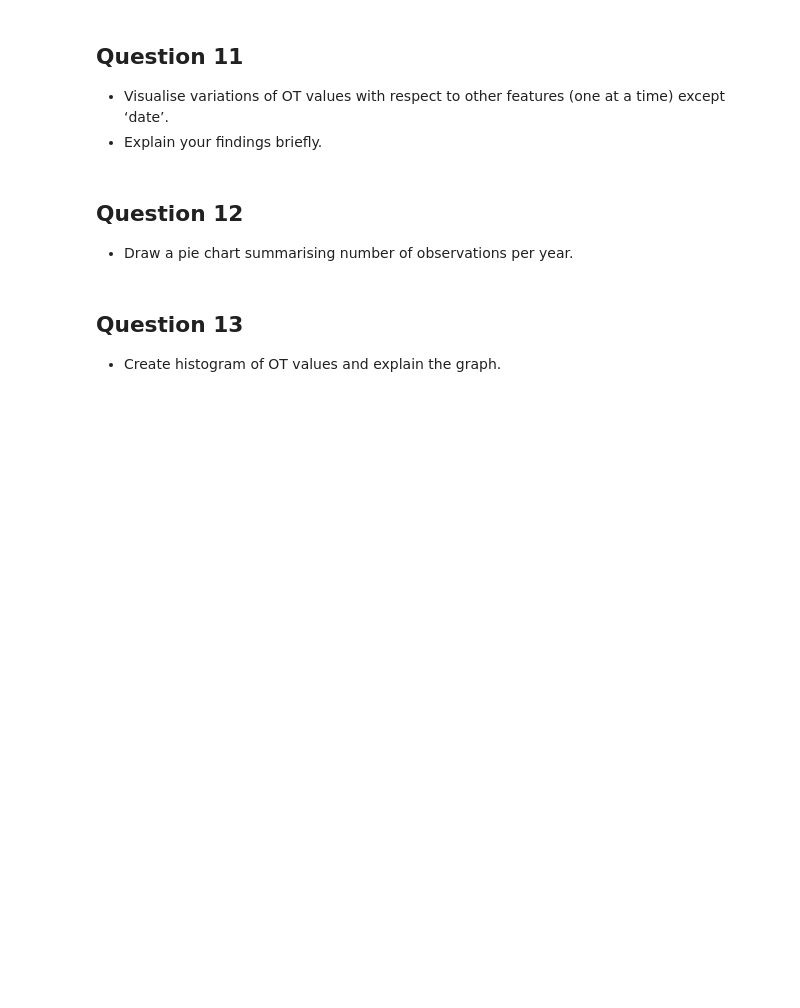
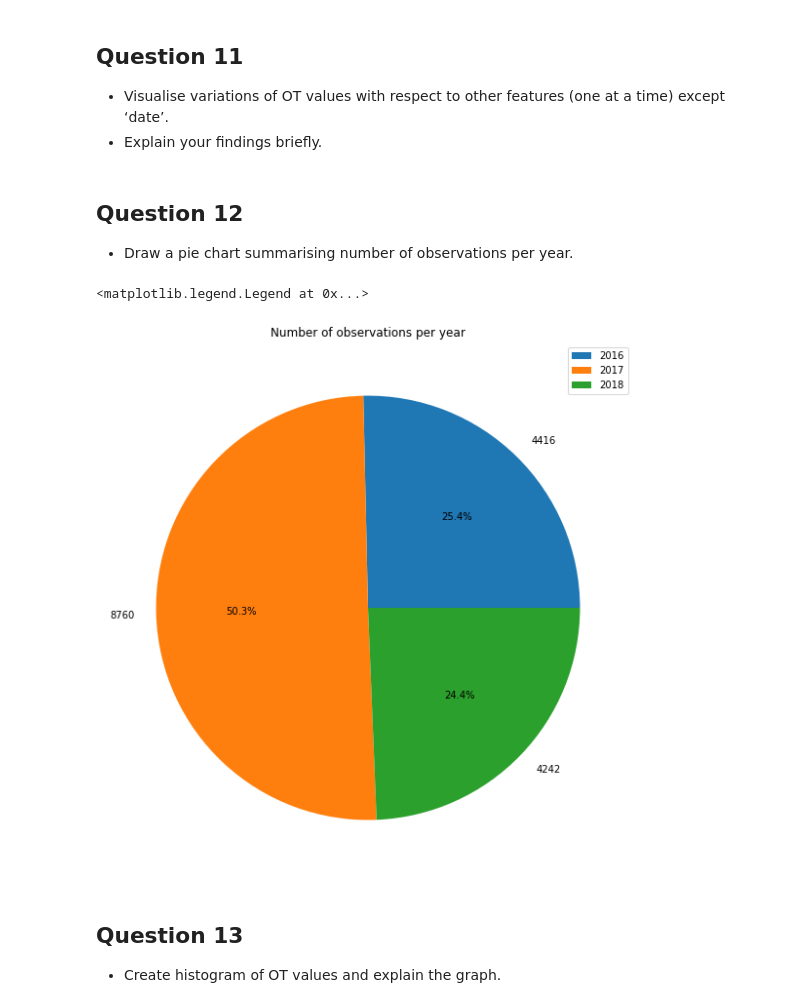
Before and after one commit to NNCT2904/SIT720-MachineLearning, a Jupyter notebook: Assignment1/assignment1.ipynb, the cells around one changed output. Saved outputs shown, nothing was run; the diff lists cells and outputs as text; code cells hidden in the pictures; blank space fills up the shorter version.

```diff
--- a/Assignment1/assignment1.ipynb
+++ b/Assignment1/assignment1.ipynb
@@ -211,6 +250,26 @@ for year in [2016, 2017, 2018]:
 # %% [markdown]
 ## Question 12
 - Draw a pie chart summarising number of observations per year.
+# %%
+data = pd.read_csv(file)
+
+data.date = pd.to_datetime(data.date)
+
+num_observation = []
+years = [2016, 2017, 2018]
+
+for year in years:
+    split_year = data[(data.date >= str(year)) & (data.date < '01/01/'+str(year+1))]
+    num_observation.append(len(split_year))
+# %%
+plt.figure(figsize=(10,10))
+
+plt.pie(num_observation, labels=num_observation, autopct='%1.1f%%')
+plt.title('Number of observations per year')
+plt.legend(years, loc='best')
+# %% [output]
+<matplotlib.legend.Legend at 0x...>
+[figure, added]
 # %% [markdown]
 ## Question 13
 - Create histogram of OT values and explain the graph.
```
Also changed, not shown: parts of 14 cells of this notebook, 2 other files.
